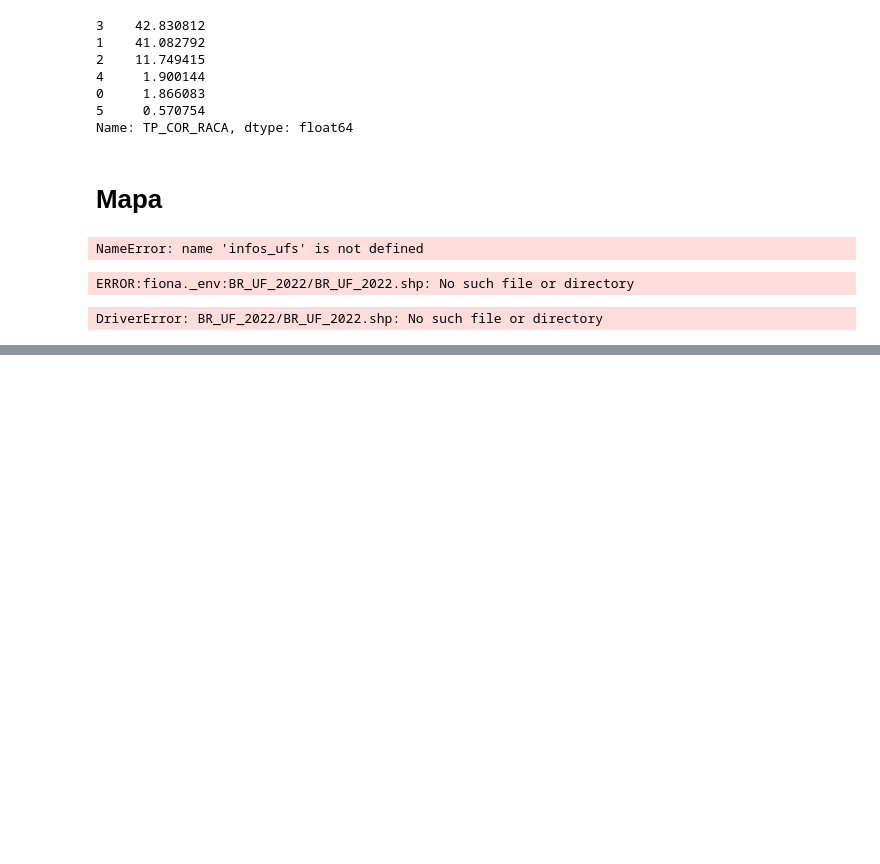
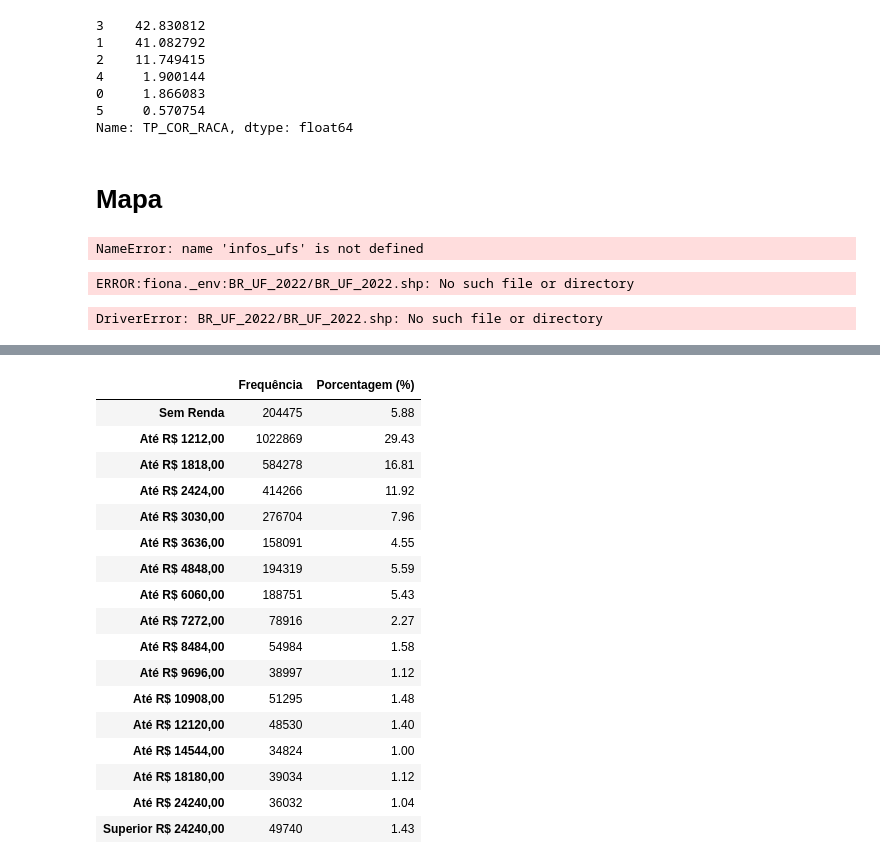
Before and after one commit to Grupo-B-Turma-2-Ada-VemSerTech/Projeto_Mod04_Ada_VemSerTech, a Jupyter notebook: Projeto.ipynb, the cells around one changed output, grey strips where cells are left out. Cells and saved outputs as stored; diff of their text form; code cells hidden in the pictures; blank space fills up the shorter version.

```diff
--- a/Projeto.ipynb
+++ b/Projeto.ipynb
@@ -390,0 +466,22 @@ DriverError: BR_UF_2022/BR_UF_2022.shp: No such file or directory
+# %%
+dist_freq_quantitativas_personalizadas.index = novos_indices
+dist_freq_quantitativas_personalizadas
+# %% [output]
+|  | Frequência | Porcentagem (%) |
+| Sem Renda | 204475 | 5.88 |
+| Até R$ 1212,00 | 1022869 | 29.43 |
+| Até R$ 1818,00 | 584278 | 16.81 |
+| Até R$ 2424,00 | 414266 | 11.92 |
+| Até R$ 3030,00 | 276704 | 7.96 |
+| Até R$ 3636,00 | 158091 | 4.55 |
+| Até R$ 4848,00 | 194319 | 5.59 |
+| Até R$ 6060,00 | 188751 | 5.43 |
+| Até R$ 7272,00 | 78916 | 2.27 |
+| Até R$ 8484,00 | 54984 | 1.58 |
+| Até R$ 9696,00 | 38997 | 1.12 |
+| Até R$ 10908,00 | 51295 | 1.48 |
+| Até R$ 12120,00 | 48530 | 1.40 |
+| Até R$ 14544,00 | 34824 | 1.00 |
+| Até R$ 18180,00 | 39034 | 1.12 |
+| Até R$ 24240,00 | 36032 | 1.04 |
+| Superior R$ 24240,00 | 49740 | 1.43 |
```
Also changed, not shown: parts of 11 cells of this notebook.
